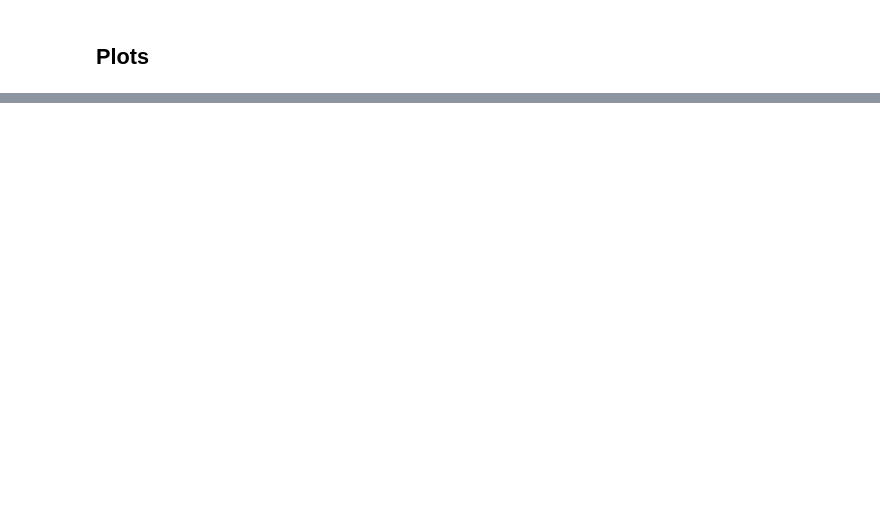
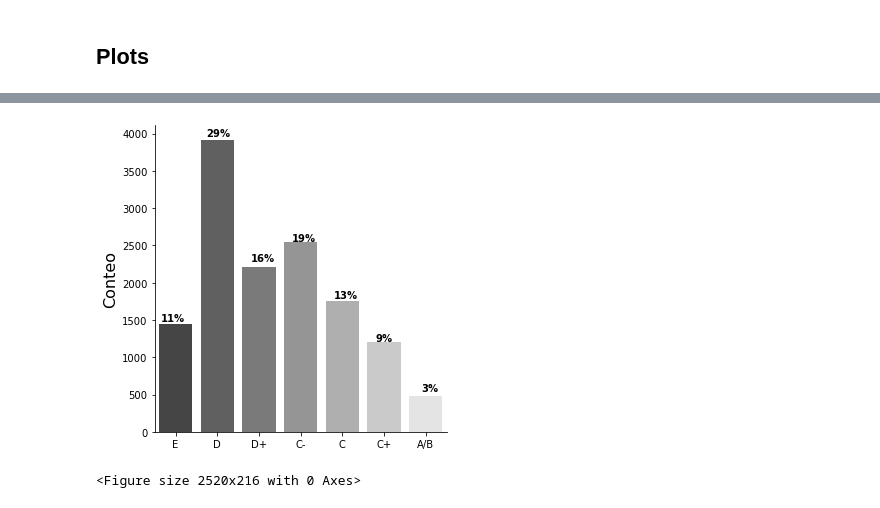
Before and after one commit to JuanPalms/Client-profiling, a Jupyter notebook: EDA:ENIF 2021.ipynb, the cells around one changed output, grey strips where cells are left out. Drawn from its saved outputs; the diff is of its cells as text; code cells hidden in the pictures; blank space fills up the shorter version.

```diff
--- a/EDA:ENIF 2021.ipynb
+++ b/EDA:ENIF 2021.ipynb
@@ -182,0 +486,25 @@ https://www.youtube.com/watch?v=lnks1IcoHUo&t=108s
+# %%
+orden_amai=['E','D','D+', 'C-', 'C', 'C+',  'A/B' ]
+graf_NSE=sns.catplot(x='NSE_AMAI',data=ENIF_Demos, kind='count',order=orden_amai,palette=paleta_gray_deg)
+plt.xlabel('', fontsize=18)
+plt.ylabel('Conteo', fontsize=16)
+plt.annotate('11%',
+            xy=(65, 135), xycoords='figure points',weight="bold")
+plt.annotate('29%',
+            xy=(110, 320), xycoords='figure points',weight="bold")
+plt.annotate('16%',
+            xy=(155, 195), xycoords='figure points',weight="bold")
+plt.annotate('19%',
+            xy=(196, 215), xycoords='figure points',weight="bold")
+plt.annotate('13%',
+            xy=(238, 158), xycoords='figure points',weight="bold")
+plt.annotate('9%',
+            xy=(280, 115), xycoords='figure points',weight="bold")
+plt.annotate('3%',
+            xy=(325, 65), xycoords='figure points',weight="bold")
+graf_NSE.fig.suptitle('');
+plt.figure(figsize=(35, 3))
+graf_NSE.savefig('Results/Graphs/NSE.png');
+# %% [output]
+[figure, added]
+<Figure size 2520x216 with 0 Axes>
```
Also changed, not shown: parts of 98 cells of this notebook, 2 other files.
